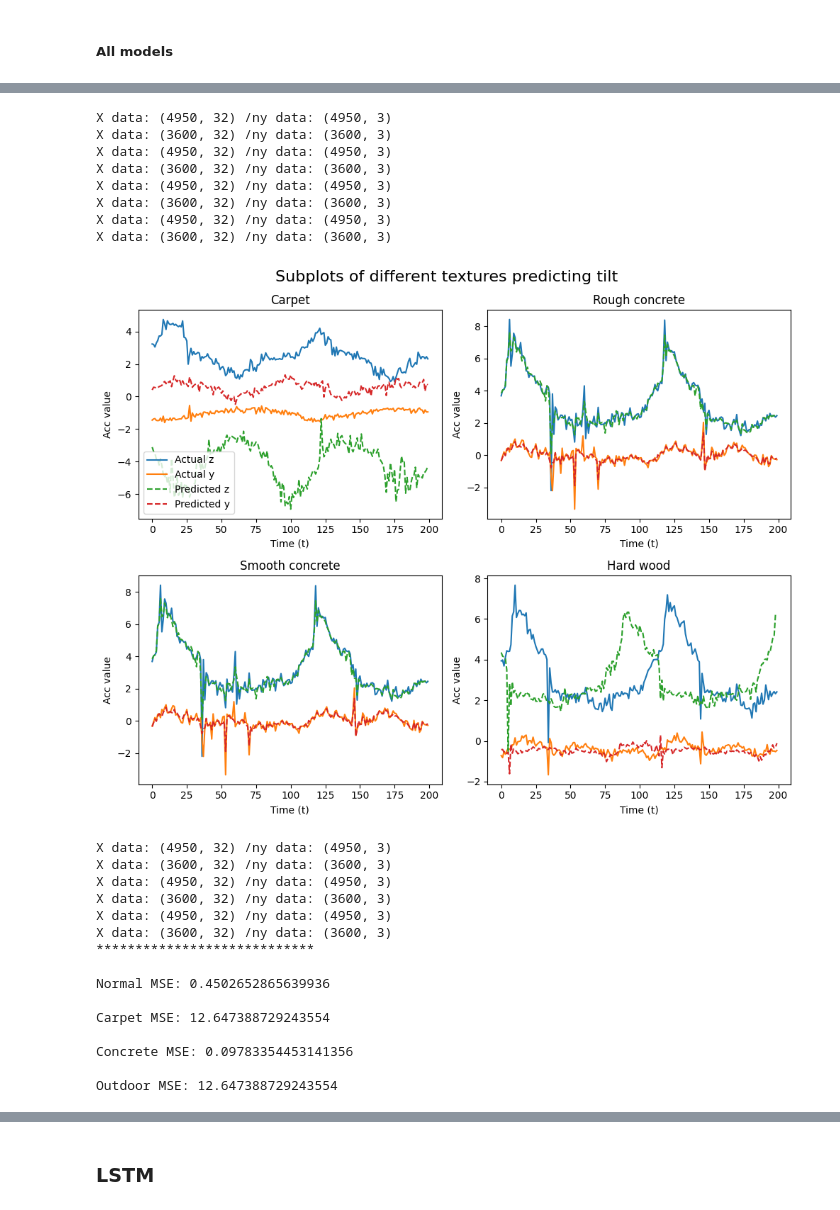
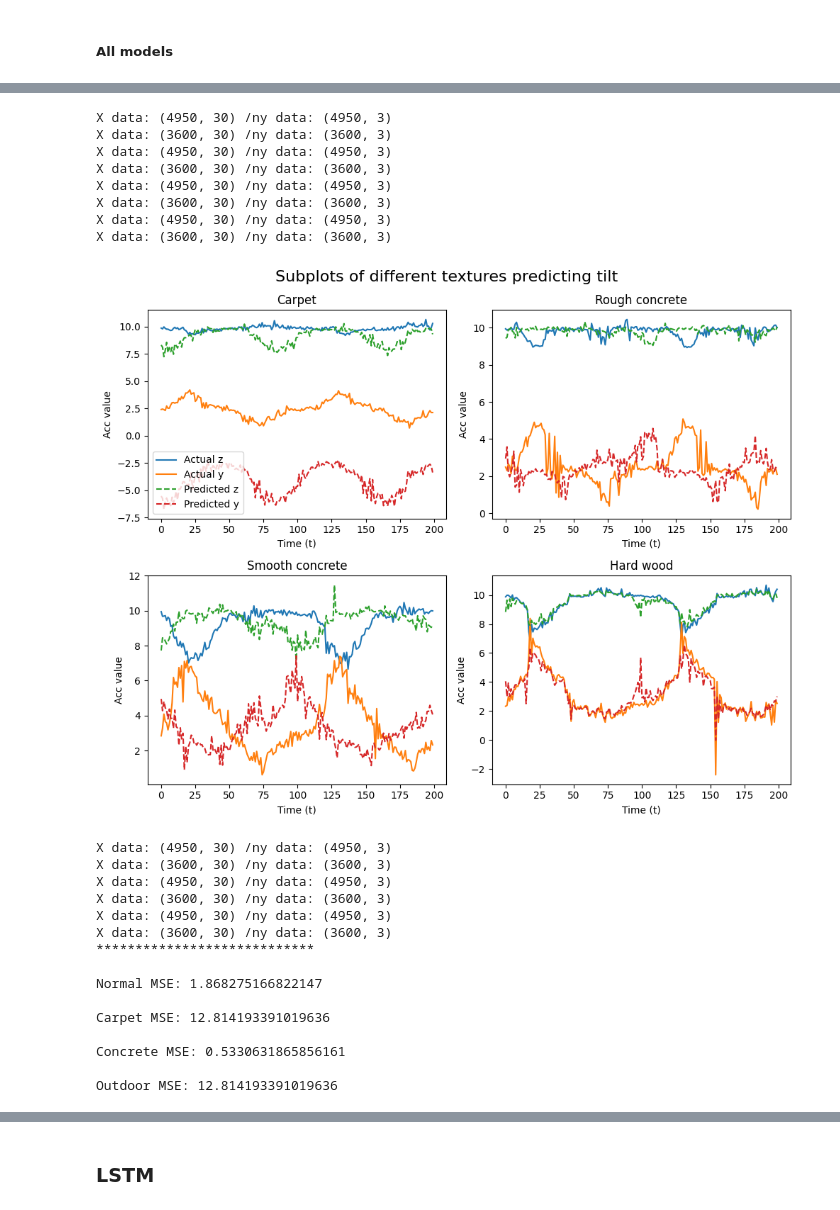
Before and after one commit to shepai/TactileSensor, a Jupyter notebook: Code/Data collection/robot/excel.ipynb, the cells around one changed output, grey strips where cells are left out. Saved outputs shown, nothing was run; the diff lists cells and outputs as text; code cells hidden in the pictures.

```diff
--- a/Code/Data collection/robot/excel.ipynb
+++ b/Code/Data collection/robot/excel.ipynb
@@ -628,12 +694,12 @@ Outdoor MSE: 0.3573682354560494
 # %%
-X,y=genDataSet(1,1)
-
+X,y=genDataSet(0,1)
+X,y=getAugmentedData(X,y)
 t=80
 X_,y_=gen_temporal_data(X,y,t)
 X_train, X_test, Y_train, Y_test = train_test_split(X_, y_, test_size=0.2, random_state=42)
 # Create a Ridge Regression model
 alpha = 1.0  # Ridge regularization parameter (adjust as needed)
-uber_model=RandomForestRegressor(n_estimators=25, random_state=42)
+uber_model=RandomForestRegressor(n_estimators=50, random_state=42)
 #ridge_model = LinearRegression(positive=True)
 # Fit the model to the training data
 print(X_train.shape, Y_train.shape)
@@ -651,14 +737,15 @@ plt.plot()
 # %%
-y,yp=getMSEPreds("carpet_d1_raw_L.csv","carpet_d1_raw_R.csv",uber_model,t) #normal
-yt,ypt=getMSEPreds("carpet_d1.1_raw_L.csv","carpet_d1.1_raw_R.csv",uber_model,t) #carpet
-yc,ypc=getMSEPreds("wood_d1_raw_L.csv","wood_d1_raw_R.csv",uber_model,t) #concrete
-yo,ypo=getMSEPreds("wood_d1_raw_L.csv","wood_d1_raw_R.csv",uber_model,t) #outdoor
+t=80
+y,yp=getMSEPreds("wood_d1_raw_L.csv","wood_d1_raw_R.csv",uber_model,0,t) #normal
+yt,ypt=getMSEPreds("carpet_d1.1_raw_L.csv","carpet_d1.1_raw_R.csv",uber_model,0,t) #carpet
+yc,ypc=getMSEPreds("Concrete_d2_raw_L.csv","Concrete_d2_raw_R.csv",uber_model,0,t) #concrete
+yo,ypo=getMSEPreds("RoughRock_d3_raw_L.csv","RoughRock_d3_raw_R.csv",uber_model,0,t) #outdoor
 
 # Creating subplots
 fig, axs = plt.subplots(2, 2, figsize=(10, 8))
-axis=[1,2]
-start=100
-show=300
+axis=[0,1]
+start=200
+show=400
 # Plotting each set of x and y data on separate subplots
 axs[0, 0].plot(yt[start:show,axis],label=["Actual z","Actual y"])
 axs[0, 0].plot(ypt[start:show,axis],"--",label=["Predicted z","Predicted y"])
@@ -667,60 +754,60 @@ axs[0, 0].legend()
 axs[0, 0].set_xlabel('Time (t)')
 axs[0, 0].set_ylabel('Acc value')
 
 axs[0, 1].plot(yc[start:show,axis])
 axs[0, 1].plot(ypc[start:show,axis],"--")
 axs[0, 1].set_title('Rough concrete')
 axs[0, 1].set_xlabel('Time (t)')
 axs[0, 1].set_ylabel('Acc value')
 
 axs[1, 0].plot(yo[start:show,axis])
 axs[1, 0].plot(ypo[start:show,axis],"--")
 axs[1, 0].set_title('Smooth concrete')
 axs[1, 0].set_xlabel('Time (t)')
 axs[1, 0].set_ylabel('Acc value')
 
 axs[1, 1].plot(y[start:show,axis])
 axs[1, 1].plot(yp[start:show,axis],"--")
 axs[1, 1].set_title('Hard wood')
 axs[1, 1].set_xlabel('Time (t)')
 axs[1, 1].set_ylabel('Acc value')
 
 # Adding a central title
 plt.suptitle('Subplots of different textures predicting tilt', fontsize=16)
 
 plt.tight_layout()
 
 # Displaying the plots
 plt.show()
-mse_texture=getMSEData("carpet_d1.1_raw_L.csv","carpet_d1.1_raw_R.csv",uber_model,t)
-mse_concrete=getMSEData("wood_d1_raw_L.csv","wood_d1_raw_R.csv",uber_model,t)
-mse_outdoor=getMSEData("carpet_d1.1_raw_L.csv","carpet_d1.1_raw_R.csv",uber_model,t)
+mse_texture=getMSEData("carpet_d1.1_raw_L.csv","carpet_d1.1_raw_R.csv",uber_model,0,t)
+mse_concrete=getMSEData("wood_d1_raw_L.csv","wood_d1_raw_R.csv",uber_model,0,t)
+mse_outdoor=getMSEData("carpet_d1.1_raw_L.csv","carpet_d1.1_raw_R.csv",uber_model,0,t)
 print("****************************\n\nNormal MSE:",mse_norm,"\n\nCarpet MSE:",mse_texture,"\n\nConcrete MSE:",mse_concrete,"\n\nOutdoor MSE:",mse_outdoor)
 # %% [output]
-X data: (4950, 32) /ny data: (4950, 3)
-X data: (3600, 32) /ny data: (3600, 3)
-X data: (4950, 32) /ny data: (4950, 3)
-X data: (3600, 32) /ny data: (3600, 3)
-X data: (4950, 32) /ny data: (4950, 3)
-X data: (3600, 32) /ny data: (3600, 3)
-X data: (4950, 32) /ny data: (4950, 3)
-X data: (3600, 32) /ny data: (3600, 3)
+X data: (4950, 30) /ny data: (4950, 3)
+X data: (3600, 30) /ny data: (3600, 3)
+X data: (4950, 30) /ny data: (4950, 3)
+X data: (3600, 30) /ny data: (3600, 3)
+X data: (4950, 30) /ny data: (4950, 3)
+X data: (3600, 30) /ny data: (3600, 3)
+X data: (4950, 30) /ny data: (4950, 3)
+X data: (3600, 30) /ny data: (3600, 3)
-[figure, old version]
+[figure, new version]
-X data: (4950, 32) /ny data: (4950, 3)
-X data: (3600, 32) /ny data: (3600, 3)
-X data: (4950, 32) /ny data: (4950, 3)
-X data: (3600, 32) /ny data: (3600, 3)
-X data: (4950, 32) /ny data: (4950, 3)
-X data: (3600, 32) /ny data: (3600, 3)
+X data: (4950, 30) /ny data: (4950, 3)
+X data: (3600, 30) /ny data: (3600, 3)
+X data: (4950, 30) /ny data: (4950, 3)
+X data: (3600, 30) /ny data: (3600, 3)
+X data: (4950, 30) /ny data: (4950, 3)
+X data: (3600, 30) /ny data: (3600, 3)
 ****************************
 
-Normal MSE: 0.4502652865639936
+Normal MSE: 1.868275166822147
 
-Carpet MSE: 12.647388729243554
+Carpet MSE: 12.814193391019636
 
-Concrete MSE: 0.09783354453141356
+Concrete MSE: 0.5330631865856161
 
-Outdoor MSE: 12.647388729243554
+Outdoor MSE: 12.814193391019636
 # %%
 # Creating subplots
 fig, axs = plt.subplots(2, 2, figsize=(10, 8))
```
Also changed, not shown: parts of 27 cells of this notebook.
